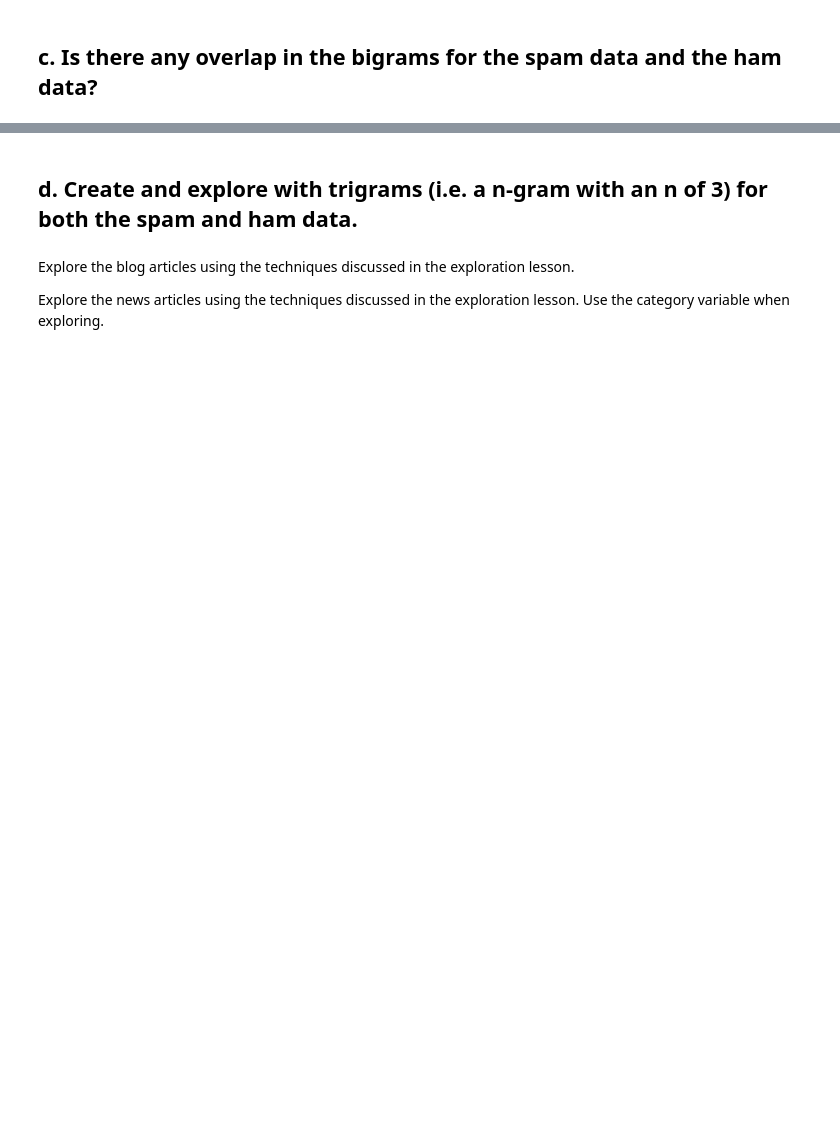
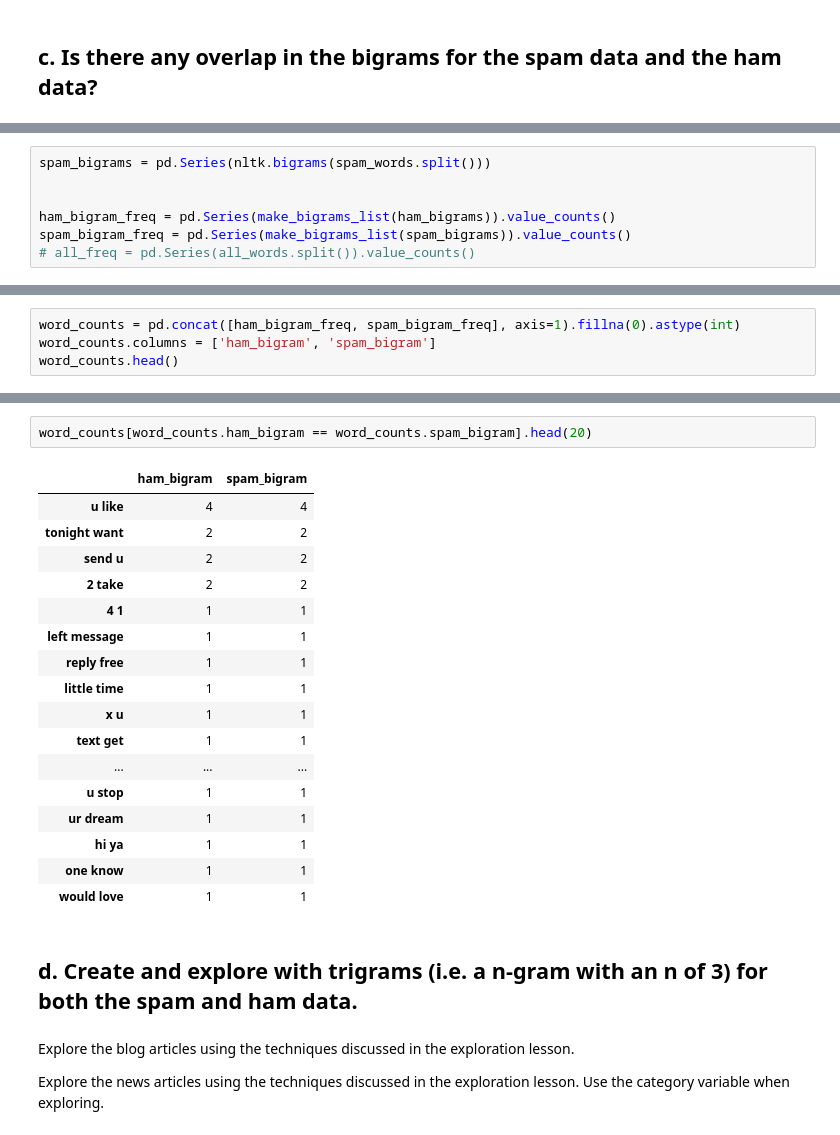
Before and after one commit to brianclements03/nlp, a Jupyter notebook: explore_current_iteration.ipynb, the cells around one changed output, grey strips where cells are left out. Cells and saved outputs as stored; diff of their text form; blank space fills up the shorter version.

```diff
--- a/explore_current_iteration.ipynb
+++ b/explore_current_iteration.ipynb
@@ -264,0 +402,7 @@ plt.show()
+# %%
+spam_bigrams = pd.Series(nltk.bigrams(spam_words.split()))
+
+
+ham_bigram_freq = pd.Series(make_bigrams_list(ham_bigrams)).value_counts()
+spam_bigram_freq = pd.Series(make_bigrams_list(spam_bigrams)).value_counts()
+# all_freq = pd.Series(all_words.split()).value_counts()
@@ -264,0 +424,4 @@ plt.show()
+# %%
+word_counts = pd.concat([ham_bigram_freq, spam_bigram_freq], axis=1).fillna(0).astype(int)
+word_counts.columns = ['ham_bigram', 'spam_bigram']
+word_counts.head()
@@ -265,3 +435,23 @@ plt.show()
+# %%
+word_counts[word_counts.ham_bigram == word_counts.spam_bigram].head(20)
+# %% [output]
+|  | ham_bigram | spam_bigram |
+| u like | 4 | 4 |
+| tonight want | 2 | 2 |
+| send u | 2 | 2 |
+| 2 take | 2 | 2 |
+| 4 1 | 1 | 1 |
+| left message | 1 | 1 |
+| reply free | 1 | 1 |
+| little time | 1 | 1 |
+| x u | 1 | 1 |
+| text get | 1 | 1 |
+| ... | ... | ... |
+| u stop | 1 | 1 |
+| ur dream | 1 | 1 |
+| hi ya | 1 | 1 |
+| one know | 1 | 1 |
+| would love | 1 | 1 |
 # %% [markdown]
 ## d. Create and explore with trigrams (i.e. a n-gram with an n of 3) for both the spam and ham data.
 # %% [markdown]
```
Also changed, not shown: parts of 30 cells of this notebook.
